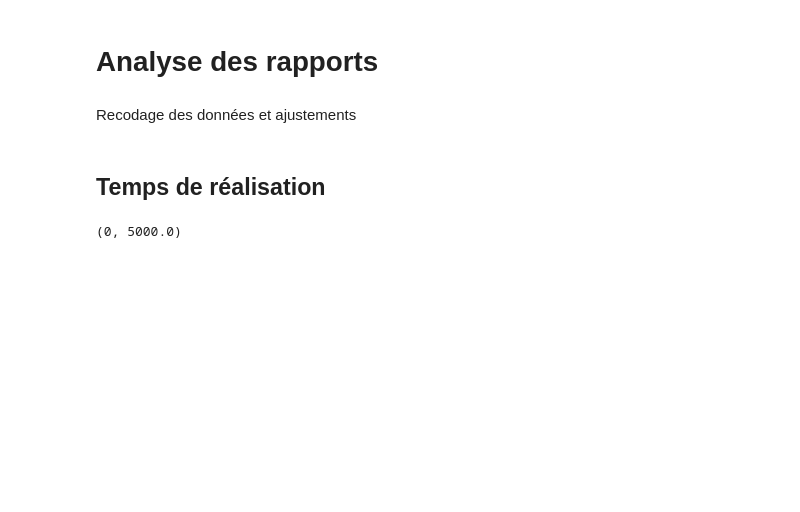
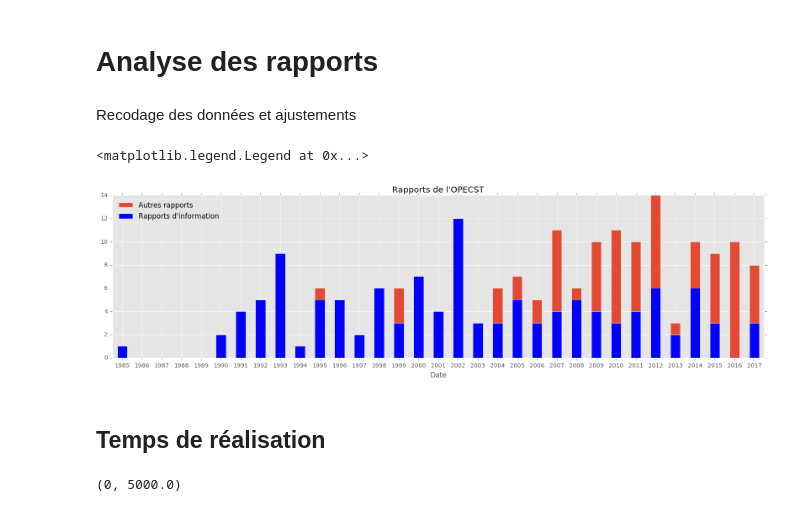
Before and after one commit to emilienschultz/researchnotebooks, a Jupyter notebook: OPECST-rapports.ipynb, the cells around one changed output. Saved outputs shown, nothing was run; the diff lists cells and outputs as text; code cells hidden in the pictures; blank space fills up the shorter version.

```diff
--- a/OPECST-rapports.ipynb
+++ b/OPECST-rapports.ipynb
@@ -75,3 +76,13 @@ f2 = d["Type de rapport"]=="Rapport d'actualité"
+# %%
+ax = d["Number"].resample("12M").sum().fillna(0).interpolate().plot(figsize=(20,5),kind="bar",rot=0)
+d[f1]["Number"].resample("12M").sum().fillna(0).interpolate().plot(figsize=(20,5),kind="bar",rot=0,color="blue")
+xtl=[item.get_text()[:4] for item in ax.get_xticklabels()]
+ax.set_xticklabels(xtl)
+plt.title("Rapports de l'OPECST")
+plt.legend(["Autres rapports","Rapports d'information"],loc=0)
+# %% [output]
+<matplotlib.legend.Legend at 0x...>
+[figure, added]
 # %% [markdown]
 ## Temps de réalisation
 # %%
```
Also changed, not shown: parts of 3 cells of this notebook.
